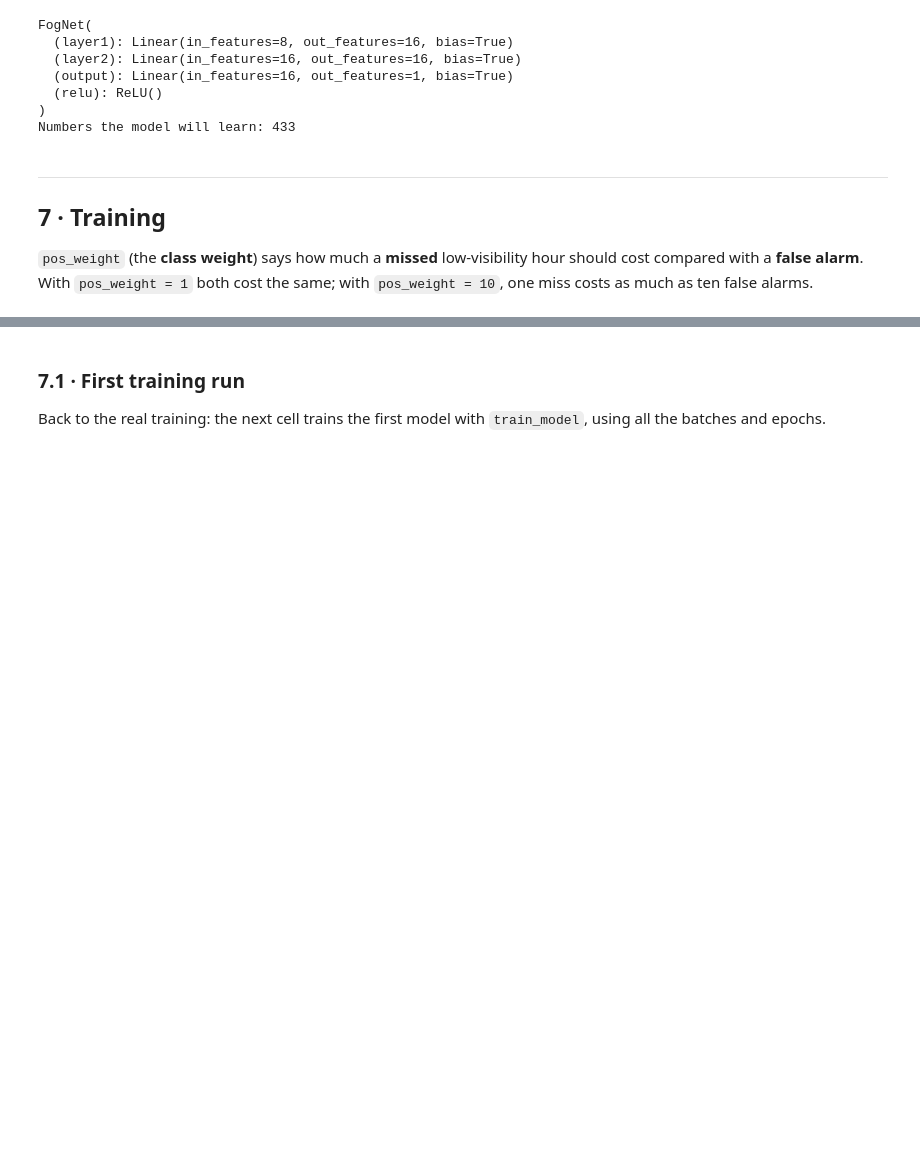
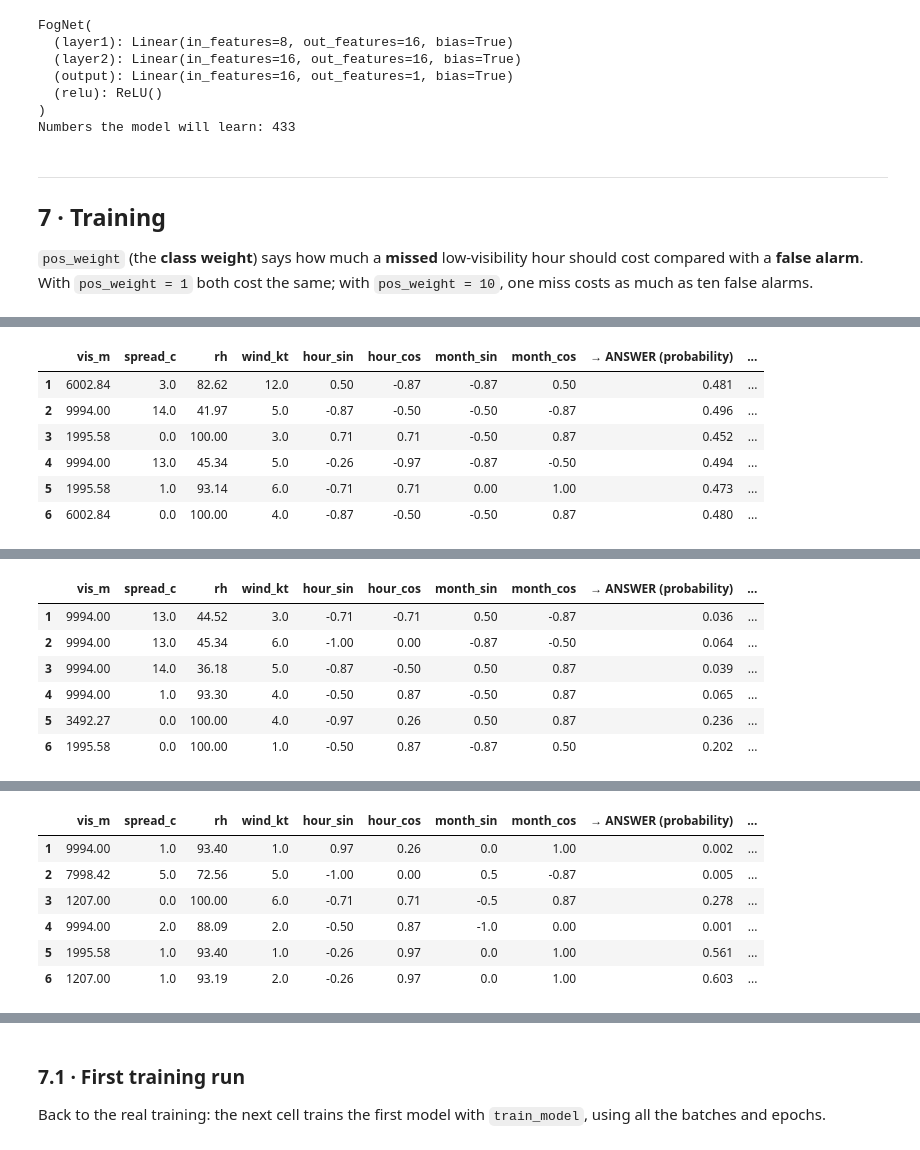
Before and after one commit to dblue-tech/ai-lab, a Jupyter notebook: lab2s_low_visibility_simple/2S-1_train.ipynb, the cells around one changed output, grey strips where cells are left out. Saved outputs shown, nothing was run; the diff lists cells and outputs as text; code cells hidden in the pictures; blank space fills up the shorter version.

```diff
--- a/lab2s_low_visibility_simple/2S-1_train.ipynb
+++ b/lab2s_low_visibility_simple/2S-1_train.ipynb
@@ -595,0 +517,14 @@ With `pos_weight = 1` a missed fog hour costs no more than a false alarm, so the
+# %%
+torch.manual_seed(SEED)                                          # fixed random start, as in train_model
+watch_model = FogNet()                                       # a new, untrained network, only for this demonstration
+watch_loss_function = nn.BCEWithLogitsLoss()                     # the same loss as in train_model (pos_weight = 1)
+watch_optimizer = torch.optim.Adam(watch_model.parameters(), lr=0.001)   # the same optimizer and learning rate
+watch_loader = DataLoader(train_data, batch_size=256, shuffle=True)                                     # the same training batches as in train_model
+
+EPOCHS_TO_SHOW = [1, 2, 15]                                      # the only epochs we print (studying only)
+for epoch_number in range(1, 16):                                # 15 epochs, as in train_model
+    if epoch_number in EPOCHS_TO_SHOW:                           # for the chosen epochs...
+        train_one_epoch_and_show(watch_model, watch_loader, watch_loss_function, watch_optimizer, epoch_number)   # ...loop + printout
+    else:                                                        # for all the other epochs...
+        train_one_epoch_and_show(watch_model, watch_loader, watch_loss_function, watch_optimizer, epoch_number, batches_to_show=0)   # ...no printing
+# %% [output]
@@ -595,0 +532,7 @@ With `pos_weight = 1` a missed fog hour costs no more than a false alarm, so the
+|  | vis_m | spread_c | rh | wind_kt | hour_sin | hour_cos | month_sin | month_cos | → ANSWER (probability) | ... |
+| 1 | 6002.84 | 3.0 | 82.62 | 12.0 | 0.50 | -0.87 | -0.87 | 0.50 | 0.481 | ... |
+| 2 | 9994.00 | 14.0 | 41.97 | 5.0 | -0.87 | -0.50 | -0.50 | -0.87 | 0.496 | ... |
+| 3 | 1995.58 | 0.0 | 100.00 | 3.0 | 0.71 | 0.71 | -0.50 | 0.87 | 0.452 | ... |
+| 4 | 9994.00 | 13.0 | 45.34 | 5.0 | -0.26 | -0.97 | -0.87 | -0.50 | 0.494 | ... |
+| 5 | 1995.58 | 1.0 | 93.14 | 6.0 | -0.71 | 0.71 | 0.00 | 1.00 | 0.473 | ... |
+| 6 | 6002.84 | 0.0 | 100.00 | 4.0 | -0.87 | -0.50 | -0.50 | 0.87 | 0.480 | ... |
@@ -595,0 +540,7 @@ With `pos_weight = 1` a missed fog hour costs no more than a false alarm, so the
+|  | vis_m | spread_c | rh | wind_kt | hour_sin | hour_cos | month_sin | month_cos | → ANSWER (probability) | ... |
+| 1 | 9994.00 | 13.0 | 44.52 | 3.0 | -0.71 | -0.71 | 0.50 | -0.87 | 0.036 | ... |
+| 2 | 9994.00 | 13.0 | 45.34 | 6.0 | -1.00 | 0.00 | -0.87 | -0.50 | 0.064 | ... |
+| 3 | 9994.00 | 14.0 | 36.18 | 5.0 | -0.87 | -0.50 | 0.50 | 0.87 | 0.039 | ... |
+| 4 | 9994.00 | 1.0 | 93.30 | 4.0 | -0.50 | 0.87 | -0.50 | 0.87 | 0.065 | ... |
+| 5 | 3492.27 | 0.0 | 100.00 | 4.0 | -0.97 | 0.26 | 0.50 | 0.87 | 0.236 | ... |
+| 6 | 1995.58 | 0.0 | 100.00 | 1.0 | -0.50 | 0.87 | -0.87 | 0.50 | 0.202 | ... |
@@ -595,0 +548,7 @@ With `pos_weight = 1` a missed fog hour costs no more than a false alarm, so the
+|  | vis_m | spread_c | rh | wind_kt | hour_sin | hour_cos | month_sin | month_cos | → ANSWER (probability) | ... |
+| 1 | 9994.00 | 1.0 | 93.40 | 1.0 | 0.97 | 0.26 | 0.0 | 1.00 | 0.002 | ... |
+| 2 | 7998.42 | 5.0 | 72.56 | 5.0 | -1.00 | 0.00 | 0.5 | -0.87 | 0.005 | ... |
+| 3 | 1207.00 | 0.0 | 100.00 | 6.0 | -0.71 | 0.71 | -0.5 | 0.87 | 0.278 | ... |
+| 4 | 9994.00 | 2.0 | 88.09 | 2.0 | -0.50 | 0.87 | -1.0 | 0.00 | 0.001 | ... |
+| 5 | 1995.58 | 1.0 | 93.40 | 1.0 | -0.26 | 0.97 | 0.0 | 1.00 | 0.561 | ... |
+| 6 | 1207.00 | 1.0 | 93.19 | 2.0 | -0.26 | 0.97 | 0.0 | 1.00 | 0.603 | ... |
```
Also changed, not shown: parts of 9 cells of this notebook, 6 other files.
